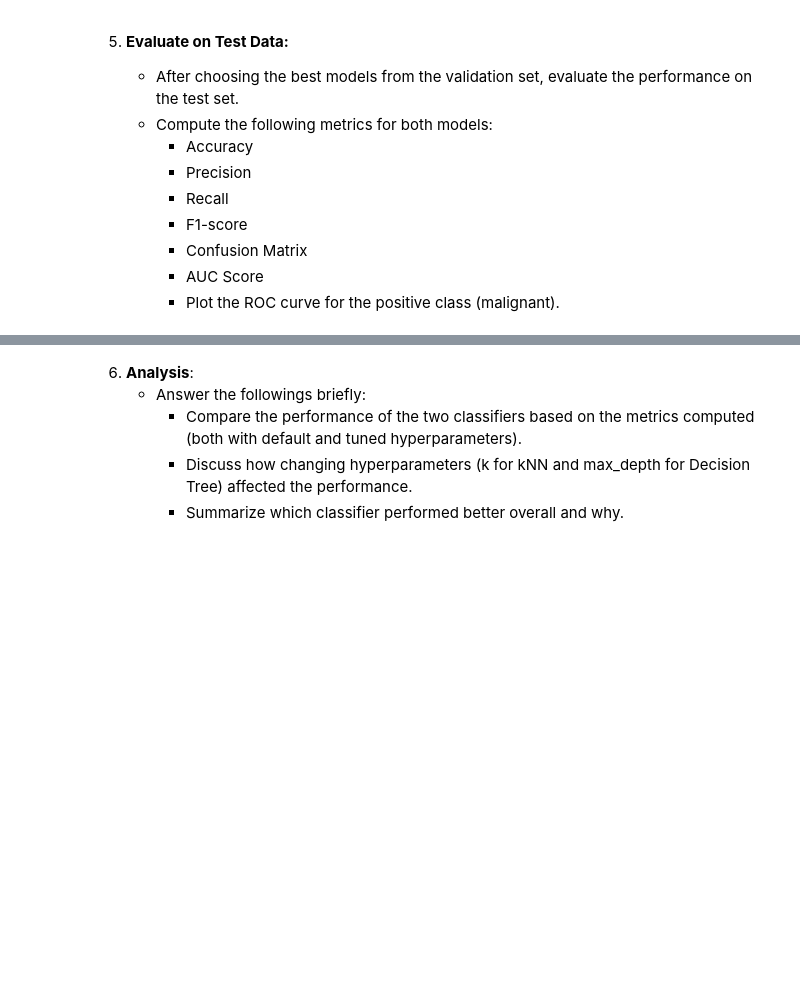
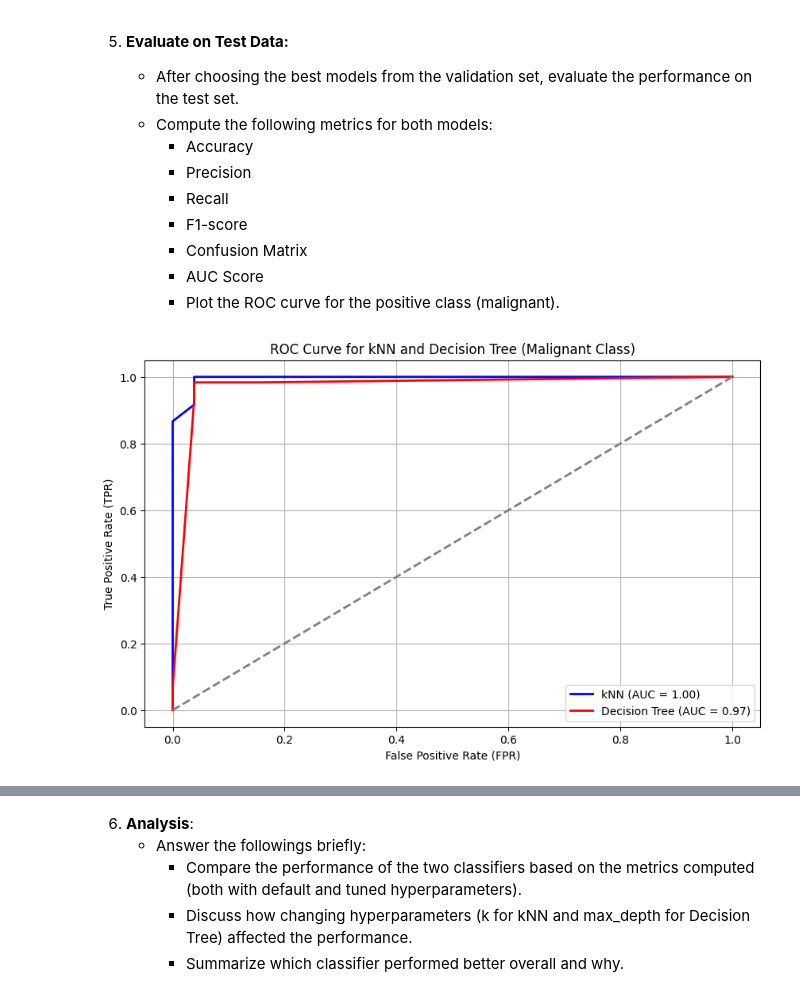
Before and after one commit to AhmadiJahid/CS512_HW1, a Jupyter notebook: CS512_Homework1.ipynb, the cells around one changed output, grey strips where cells are left out. Cells and saved outputs as stored; diff of their text form; code cells hidden in the pictures; blank space fills up the shorter version.

```diff
--- a/CS512_Homework1.ipynb
+++ b/CS512_Homework1.ipynb
@@ -292,3 +316,81 @@ plt.show()
         - Confusion Matrix
         - AUC Score
         - Plot the ROC curve for the positive class (malignant).
+# %%
+from sklearn.metrics import accuracy_score, precision_score, recall_score, f1_score, confusion_matrix, roc_curve, auc, classification_report
+from sklearn.neighbors import KNeighborsClassifier
+from sklearn.tree import DecisionTreeClassifier
+import matplotlib.pyplot as plt
+
+best_k = 10
+best_depth = 3
+
+
+knn = KNeighborsClassifier(n_neighbors=best_k)
+knn.fit(X_train_scaled, y_train)
+
+dt = DecisionTreeClassifier(max_depth=best_depth)
+dt.fit(X_train_scaled, y_train)
+
+
+knn_test_predictions = knn.predict(X_test_scaled)
+dt_test_predictions = dt.predict(X_test_scaled)
+
+
+# Accuracy
+knn_test_accuracy = accuracy_score(y_test, knn_test_predictions)
+dt_test_accuracy = accuracy_score(y_test, dt_test_predictions)
+
+# Precision, Recall, F1-score
+knn_test_precision = precision_score(y_test, knn_test_predictions)
+knn_test_recall = recall_score(y_test, knn_test_predictions)
+knn_test_f1 = f1_score(y_test, knn_test_predictions)
+
+dt_test_precision = precision_score(y_test, dt_test_predictions)
+dt_test_recall = recall_score(y_test, dt_test_predictions)
+dt_test_f1 = f1_score(y_test, dt_test_predictions)
+
+# Confusion Matrix
+knn_test_conf_matrix = confusion_matrix(y_test, knn_test_predictions)
+dt_test_conf_matrix = confusion_matrix(y_test, dt_test_predictions)
+
+# ROC curve and AUC
+knn_test_probs = knn.predict_proba(X_test_scaled)[:, 1]  # Probabilities for the positive class (malignant)
+dt_test_probs = dt.predict_proba(X_test_scaled)[:, 1]
+
+# Compute ROC curve and AUC for kNN
+knn_fpr, knn_tpr, _ = roc_curve(y_test, knn_test_probs)
+knn_auc_score = auc(knn_fpr, knn_tpr)
+
+# Compute ROC curve and AUC for Decision Tree
+dt_fpr, dt_tpr, _ = roc_curve(y_test, dt_test_probs)
+dt_auc_score = auc(dt_fpr, dt_tpr)
+
+# Plot the ROC curve for both models
+plt.figure(figsize=(10, 6))
+plt.plot(knn_fpr, knn_tpr, label=f'kNN (AUC = {knn_auc_score:.2f})', color='blue', lw=2)
+plt.plot(dt_fpr, dt_tpr, label=f'Decision Tree (AUC = {dt_auc_score:.2f})', color='red', lw=2)
+plt.plot([0, 1], [0, 1], linestyle='--', color='grey', lw=2)  # Diagonal line for random guessing
+plt.title('ROC Curve for kNN and Decision Tree (Malignant Class)')
+plt.xlabel('False Positive Rate (FPR)')
+plt.ylabel('True Positive Rate (TPR)')
+plt.legend(loc='lower right')
+plt.grid(True)
+plt.show()
+
+# Step 5: Print out the performance metrics
+print("--- kNN Test Performance ---")
+print(f"Accuracy: {knn_test_accuracy:.2f}")
+print(f"Precision: {knn_test_precision:.2f}")
+print(f"Recall: {knn_test_recall:.2f}")
+print(f"F1-Score: {knn_test_f1:.2f}")
+print("Confusion Matrix:\n", knn_test_conf_matrix)
+
+print("\n--- Decision Tree Test Performance ---")
+print(f"Accuracy: {dt_test_accuracy:.2f}")
+print(f"Precision: {dt_test_precision:.2f}")
+print(f"Recall: {dt_test_recall:.2f}")
+print(f"F1-Score: {dt_test_f1:.2f}")
+print("Confusion Matrix:\n", dt_test_conf_matrix)
+# %% [output]
+[figure, added]
```
Also changed, not shown: parts of 8 cells of this notebook, 1 other file.
